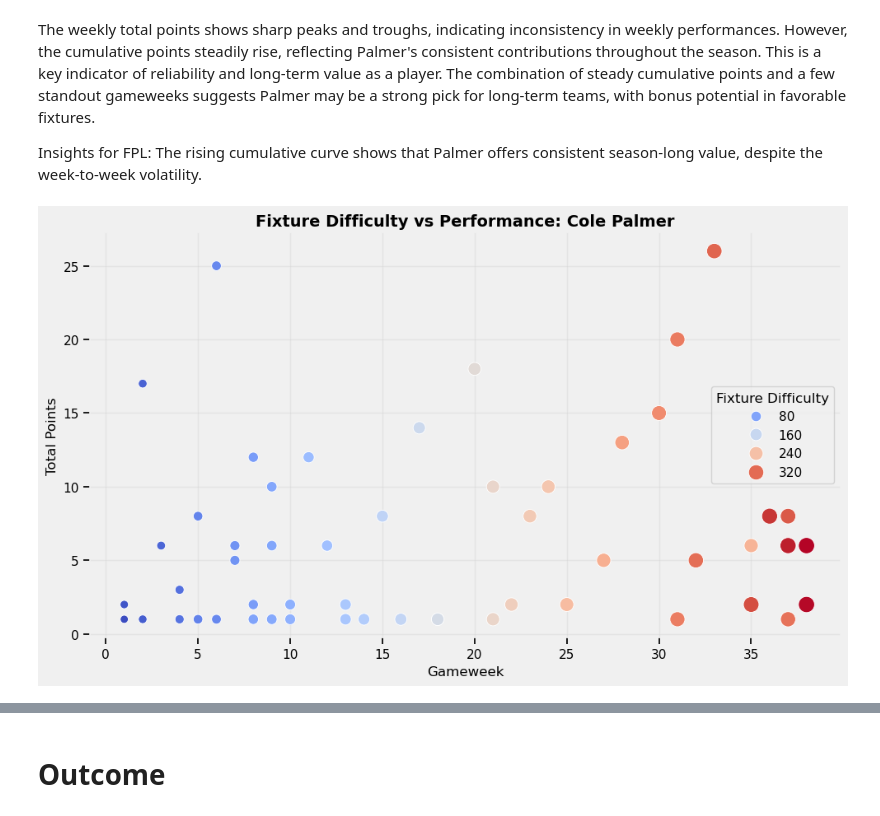
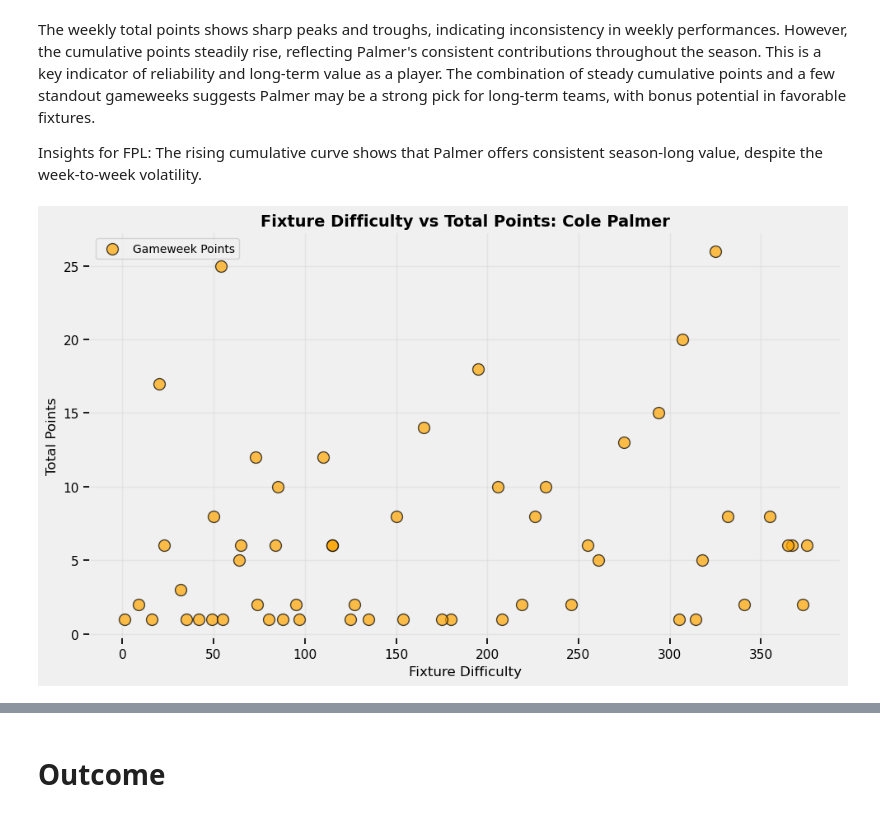
Before and after one commit to MahaFakhroo/D.R.E.A.M., a Jupyter notebook: Python Scripts/EDA_Visuals.ipynb, the cells around one changed output, grey strips where cells are left out. Saved outputs shown, nothing was run; the diff lists cells and outputs as text; code cells hidden in the pictures.

Commit message:
Additional visualizations

```diff
--- a/Python Scripts/EDA_Visuals.ipynb
+++ b/Python Scripts/EDA_Visuals.ipynb
@@ -973,15 +973,29 @@ The weekly total points shows sharp peaks and troughs, indicating inconsistency
 Insights for FPL:
 The rising cumulative curve shows that Palmer offers consistent season-long value, despite the week-to-week volatility.
 # %%
-# Create a line plot for total points vs fixture difficulty
+# Scatter plot for Fixture Difficulty vs Total Points
 plt.figure(figsize=(10, 6))
-sns.scatterplot(data=cole_palmer_data, x='GW', y='total_points', size='fixture', sizes=(50, 200), hue='fixture', palette='coolwarm')
-plt.title("Fixture Difficulty vs Performance: Cole Palmer", fontsize=14, fontweight='bold')
-plt.xlabel("Gameweek", fontsize=12)
+plt.scatter(
+    cole_palmer_data['fixture'],
+    cole_palmer_data['total_points'],
+    color='orange',
+    edgecolor='black',
+    s=100,
+    alpha=0.7,
+    label="Gameweek Points"
+)
+
+# Add labels and title
+plt.title("Fixture Difficulty vs Total Points: Cole Palmer", fontsize=14, fontweight='bold')
+plt.xlabel("Fixture Difficulty", fontsize=12)
 plt.ylabel("Total Points", fontsize=12)
-plt.legend(title="Fixture Difficulty")
+
+# Add grid and legend
 plt.grid(alpha=0.3)
+plt.legend(fontsize=10)
 plt.tight_layout()
+
+# Show the plot
 plt.show()
 # %% [output]
-[figure, old version]
+[figure, new version]
```
Also changed, not shown: parts of 2 cells of this notebook.
